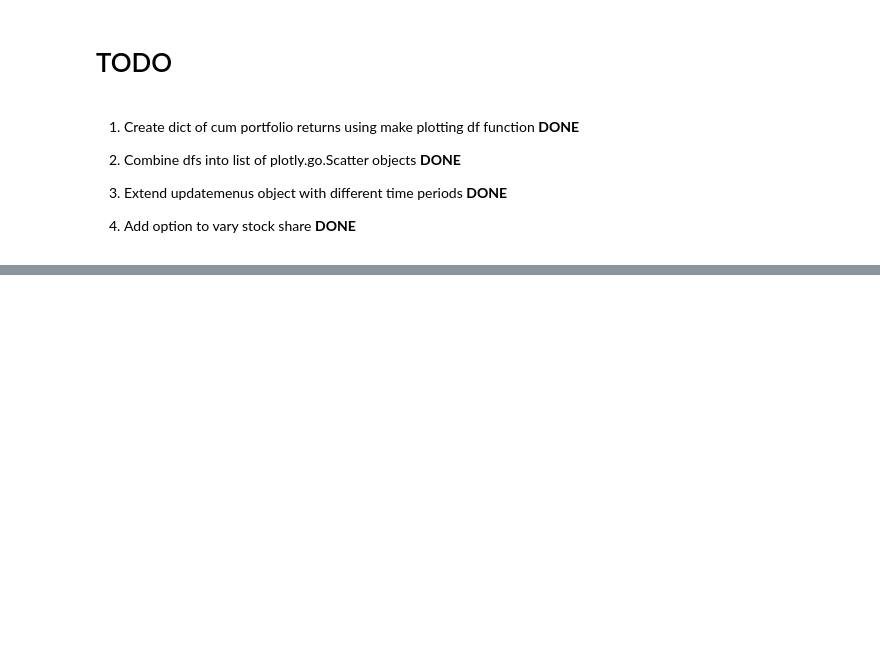
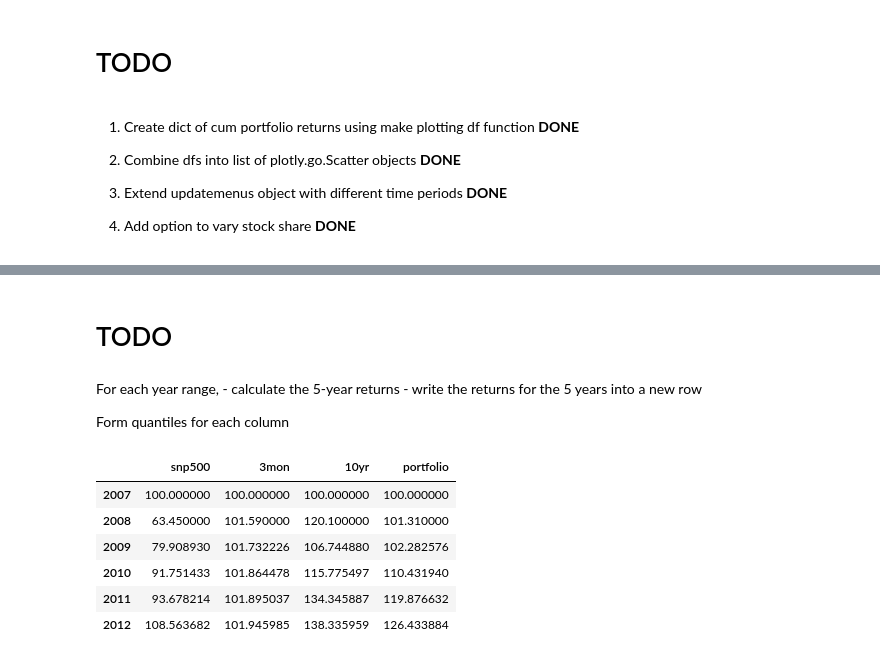
Before and after one commit to matsmaiwald/historical_asset_returns, a Jupyter notebook: Plots.ipynb, the cells around one changed output, grey strips where cells are left out. Cells and saved outputs as stored; diff of their text form; code cells hidden in the pictures; blank space fills up the shorter version.

Commit message:
Add functions to compute yearly cum returns

```diff
--- a/Plots.ipynb
+++ b/Plots.ipynb
@@ -48,0 +67,18 @@ get_portfolio_returns(df.loc[1990:1994,:].to_numpy(), np.array([0.25, 0.25, 0.5]
+# %% [markdown]
+# TODO
+# %% [markdown]
+For each year range,
+    - calculate the 5-year returns
+    - write the returns for the 5 years into a new row
+
+Form quantiles for each column
+# %%
+dfs["2008"]
+# %% [output]
+|  | snp500 | 3mon | 10yr | portfolio |
+| 2007 | 100.000000 | 100.000000 | 100.000000 | 100.000000 |
+| 2008 | 63.450000 | 101.590000 | 120.100000 | 101.310000 |
+| 2009 | 79.908930 | 101.732226 | 106.744880 | 102.282576 |
+| 2010 | 91.751433 | 101.864478 | 115.775497 | 110.431940 |
+| 2011 | 93.678214 | 101.895037 | 134.345887 | 119.876632 |
+| 2012 | 108.563682 | 101.945985 | 138.335959 | 126.433884 |
```
Also changed, not shown: parts of 11 cells of this notebook.
